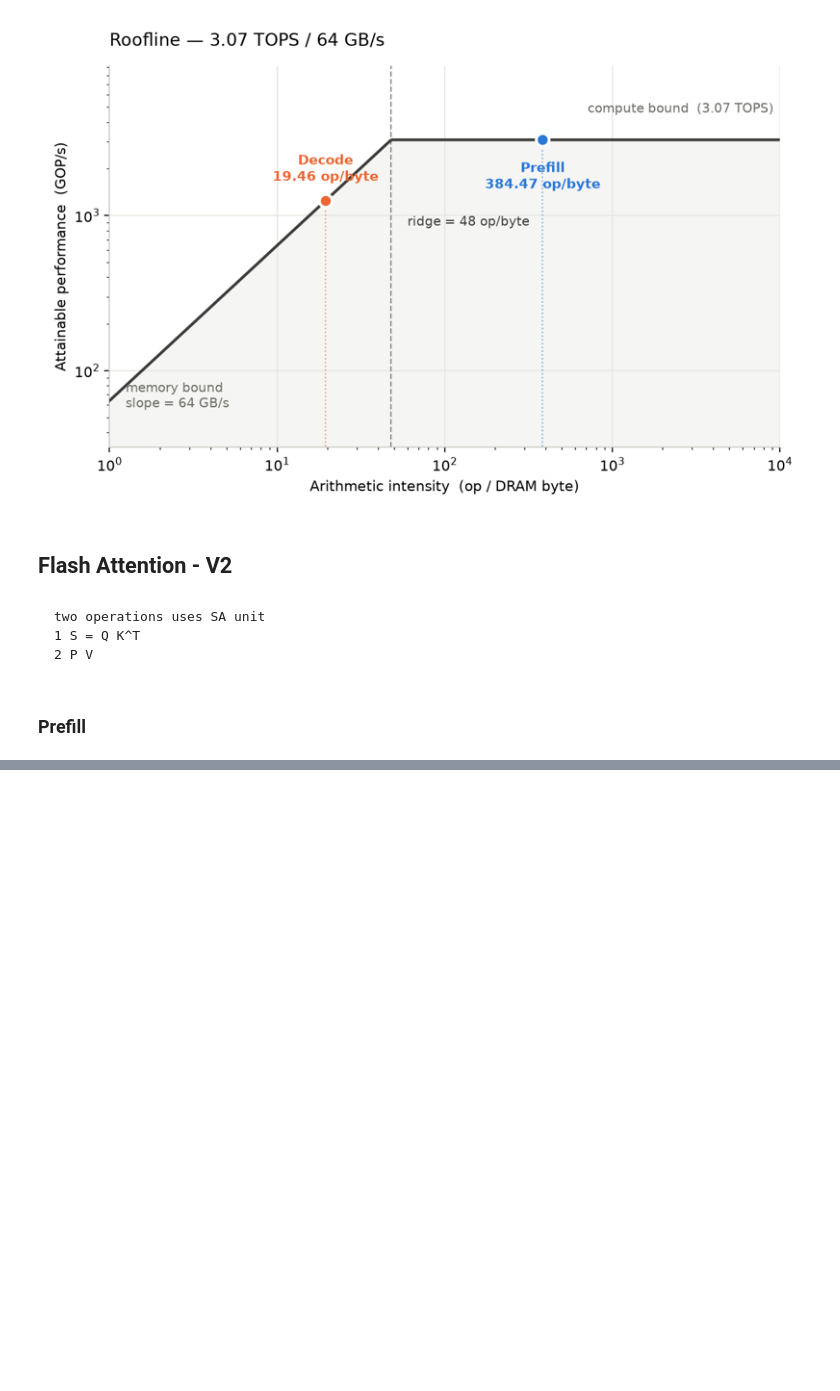
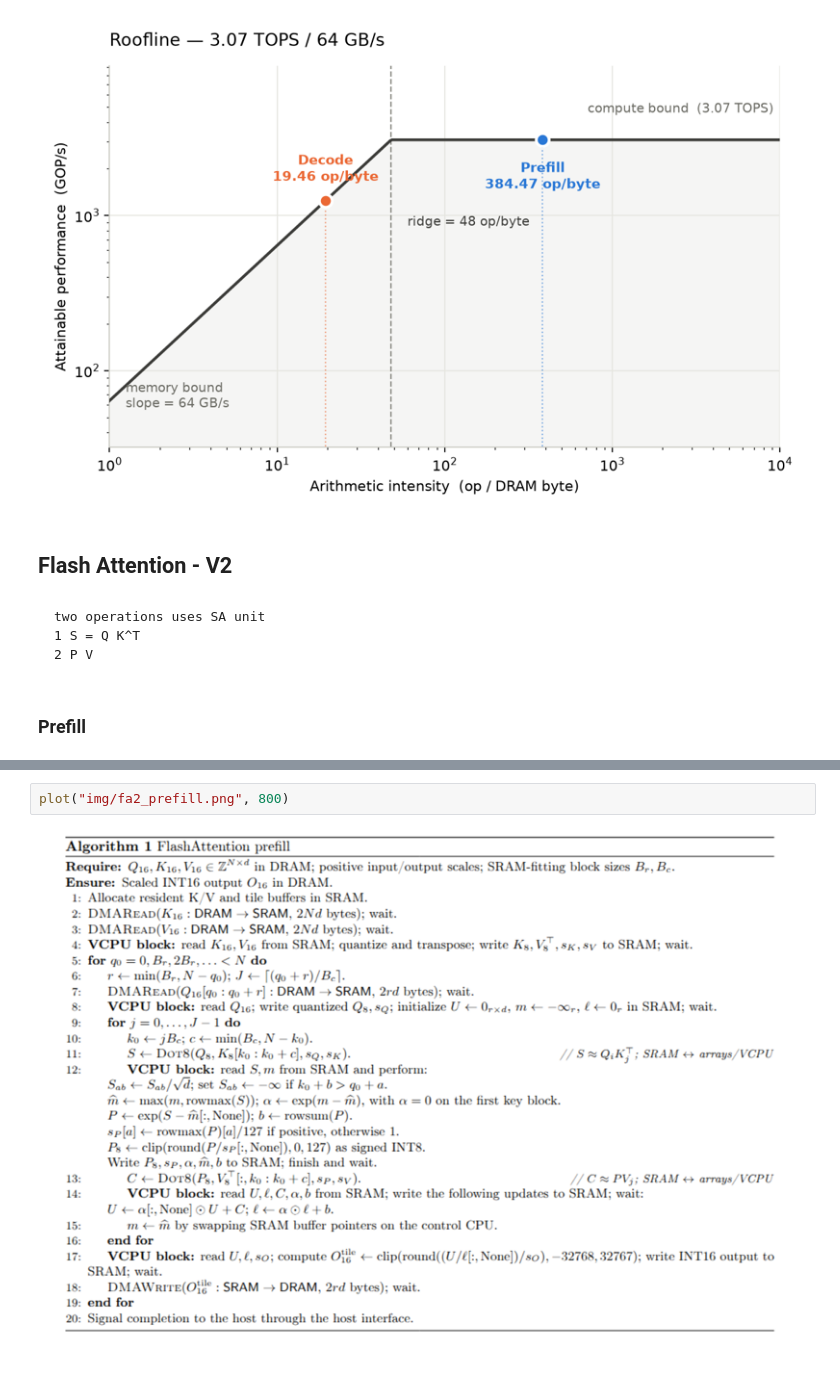
Before and after one commit to raulniconico/Flash-Attention-Assignment, a Jupyter notebook: report.ipynb, the cells around one changed output, grey strips where cells are left out. Saved outputs shown, nothing was run; the diff lists cells and outputs as text; blank space fills up the shorter version.

```diff
--- a/report.ipynb
+++ b/report.ipynb
@@ -105,0 +154,4 @@ SyntaxError: invalid syntax (1908306298.py, line 2)
+# %%
+plot("img/fa2_prefill.png", 800)
+# %% [output]
+[figure, added]
```
Also changed, not shown: parts of 7 cells of this notebook, 9 other files.
